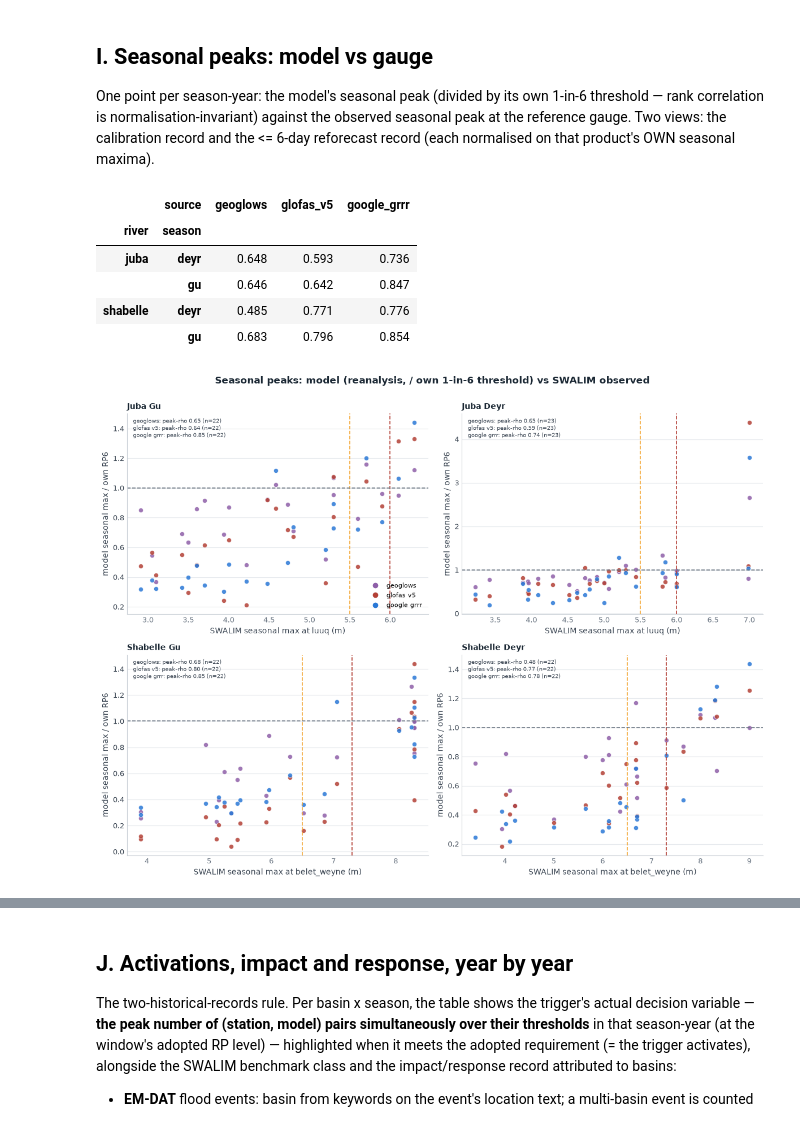
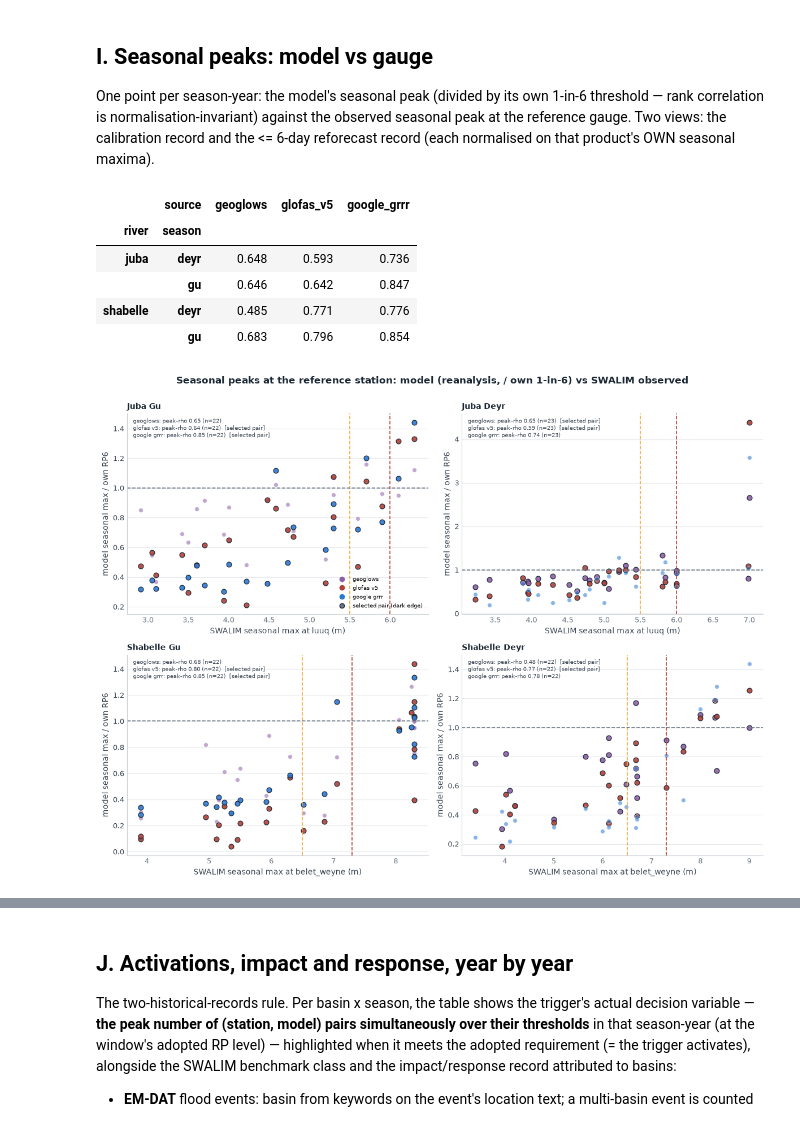
Before and after one commit to OCHA-DAP/ds-aa-som-floods, a Jupyter notebook: analysis/11_multisource_trigger.ipynb, the cells around one changed output, grey strips where cells are left out. Drawn from its saved outputs; the diff is of its cells as text; code cells hidden in the pictures.

```diff
--- a/analysis/11_multisource_trigger.ipynb
+++ b/analysis/11_multisource_trigger.ipynb
@@ -996,23 +996,32 @@ def swalim_peaks(river, season):
 def spearman(x, y):
     return float(pd.Series(x).rank().corr(pd.Series(y).rank()))
 
-def peak_panel(ax, river, season, model_peaks, title_extra=""):
+def selected_sources_at(river, season, station):
+    g = sel[(sel.river == river) & (sel.season == season) & (sel.station == station)]
+    return set(g.source)
+
+def peak_panel(ax, river, season, model_peaks, title_extra="", mark_selected=False):
     obs = swalim_peaks(river, season)
     ax.axvline(sw_th.loc[REF_GAUGE[river], "moderate_flood_risk"], color="#F4A93B",
                lw=1.2, ls="--")
     ax.axvline(sw_th.loc[REF_GAUGE[river], "high_flood_risk"], color="#B34036",
                lw=1.2, ls="--")
     ax.axhline(1.0, color=FAINT, lw=1.2, ls="--")
+    picked = (selected_sources_at(river, season, REF_GAUGE[river])
+              if mark_selected else set())
     labels = []
     for src, pk in model_peaks.items():
         common = obs.index.intersection(pk.index)
         if len(common) < 5:
             continue
         rho = spearman(obs.loc[common], pk.loc[common])
-        ax.scatter(obs.loc[common], pk.loc[common], s=34,
-                   color=SOURCE_COLORS[src], alpha=0.85,
-                   edgecolors="white", linewidths=0.5)
-        labels.append(f"{src.replace('_', ' ')}: peak-rho {rho:.2f} (n={len(common)})")
+        is_sel = src in picked
+        ax.scatter(obs.loc[common], pk.loc[common], s=40 if is_sel else 30,
+                   color=SOURCE_COLORS[src], alpha=0.9 if is_sel else 0.55,
+                   edgecolors=INK if is_sel else "white",
+                   linewidths=1.0 if is_sel else 0.5)
+        labels.append(f"{src.replace('_', ' ')}: peak-rho {rho:.2f} (n={len(common)})"
+                      + ("  [selected pair]" if is_sel else ""))
     ax.set_title(f"{river.capitalize()} {season.capitalize()}{title_extra}", fontsize=10)
     ax.set_xlabel(f"SWALIM seasonal max at {REF_GAUGE[river]} (m)")
     ax.set_ylabel("model seasonal max / own RP6")
@@ -1023,38 +1032,40 @@ def peak_panel(ax, river, season, model_peaks, title_extra=""):
 peak_rows = []
 fig, axes = plt.subplots(2, 2, figsize=(12, 9))
 for ax, (river, season) in zip(axes.ravel(), combos):
     months = SEASONS[season]
     mp = {}
     for src in SOURCES:
         s = dd[(dd.file_source == src) & (dd.station == REF_GAUGE[river])].set_index("date")["discharge"]
         s = s[s.index.month.isin(months)]
         s = s[(s.index.year >= YEARS[0]) & (s.index.year <= YEARS[1])]
         am = s.groupby(s.index.year).max().dropna()
         t = weibull_threshold(am.values, 6)
         mp[src] = am / t
         obs = swalim_peaks(river, season)
         common = obs.index.intersection(am.index)
         peak_rows.append({"river": river, "season": season, "source": src, "record": "reanalysis",
                           "n_years": len(common),
                           "peak_rho": round(spearman(obs.loc[common], am.loc[common]), 3)})
-    peak_panel(ax, river, season, mp)
+    peak_panel(ax, river, season, mp, mark_selected=True)
 handles = [plt.Line2D([], [], color=SOURCE_COLORS[s], marker="o", ls="",
-                      label=s.replace("_", " ")) for s in SOURCES]
-axes.ravel()[0].legend(handles=handles, fontsize=8, loc="lower right")
-fig.suptitle("Seasonal peaks: model (reanalysis, / own 1-in-6 threshold) vs SWALIM observed",
+                      label=s.replace("_", " ")) for s in SOURCES] + [
+    plt.Line2D([], [], color=FAINT, marker="o", ls="", markeredgecolor=INK,
+               markeredgewidth=1.0, label="selected pair (dark edge)")]
+axes.ravel()[0].legend(handles=handles, fontsize=7.5, loc="lower right")
+fig.suptitle("Seasonal peaks at the reference station: model (reanalysis, / own 1-in-6) vs SWALIM observed",
              fontweight="bold", color=INK, fontsize=12, y=1.0)
 plt.tight_layout()
 save_fig(fig, "i_peaks_reanalysis")
 pd.DataFrame(peak_rows).pivot_table(index=["river", "season"], columns="source",
                                     values="peak_rho")
 # %% [output]
 |  | source | geoglows | glofas_v5 | google_grrr |
 | river | season |  |  |  |
 | juba | deyr | 0.648 | 0.593 | 0.736 |
 |  | gu | 0.646 | 0.642 | 0.847 |
 | shabelle | deyr | 0.485 | 0.771 | 0.776 |
 |  | gu | 0.683 | 0.796 | 0.854 |
-[figure, old version]
+[figure, new version]
 # %%
 RF6 = {"glofas_v5": gf_a, "google_grrr": gr_a}
 fig, axes = plt.subplots(2, 2, figsize=(12, 9))
```
Also changed, not shown: parts of 5 cells of this notebook, 4 other files.
